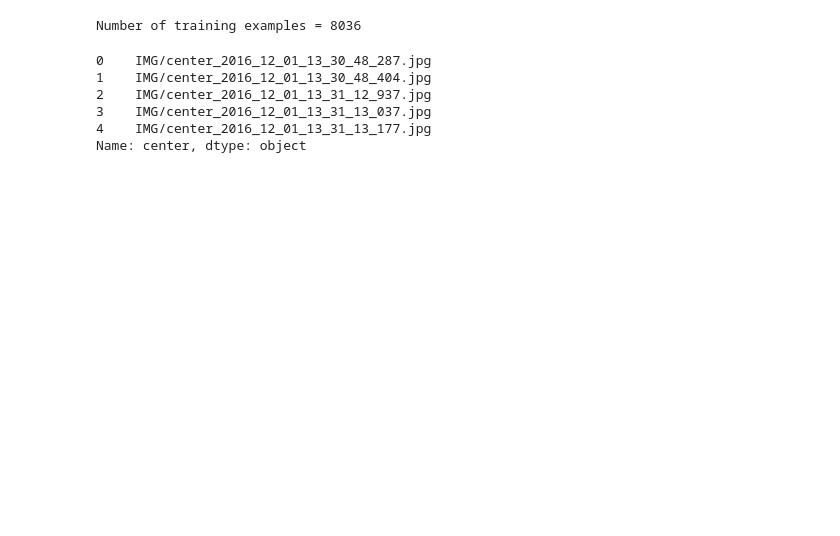
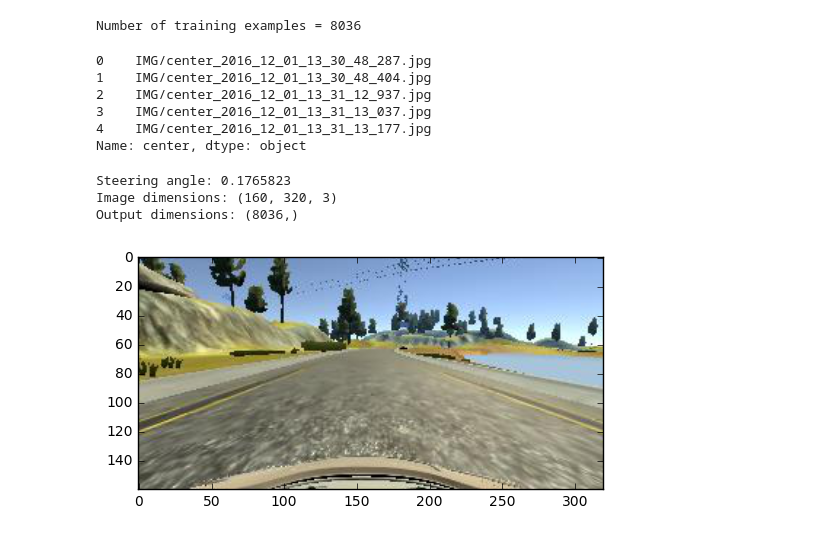
Before and after one commit to quantarb/self-driving-car-nd, a Jupyter notebook: p3-behavioral cloning/Behavioral_Cloning.ipynb, the cells around one changed output. Saved outputs shown, nothing was run; the diff lists cells and outputs as text; code cells hidden in the pictures; blank space fills up the shorter version.

```diff
--- a/p3-behavioral cloning/Behavioral_Cloning.ipynb
+++ b/p3-behavioral cloning/Behavioral_Cloning.ipynb
@@ -36,4 +47,19 @@ y = driving_log['steering']
 
 X = np.array(X)
 y = np.array(y)
+# %%
+index = random.randint(0, n_train)
+image = X[index].squeeze()
+image_dims = image.shape
+output_dims = y.shape
+
+plt.imshow(image)
+print("Steering angle: {}".format(y[index]))
+print("Image dimensions: {}".format(image_dims))
+print("Output dimensions: {}".format(output_dims))
+# %% [output]
+Steering angle: 0.1765823
+Image dimensions: (160, 320, 3)
+Output dimensions: (8036,)
+[figure, added]
 # %%
```
Also changed, not shown: parts of 9 cells of this notebook, 2 other files.
